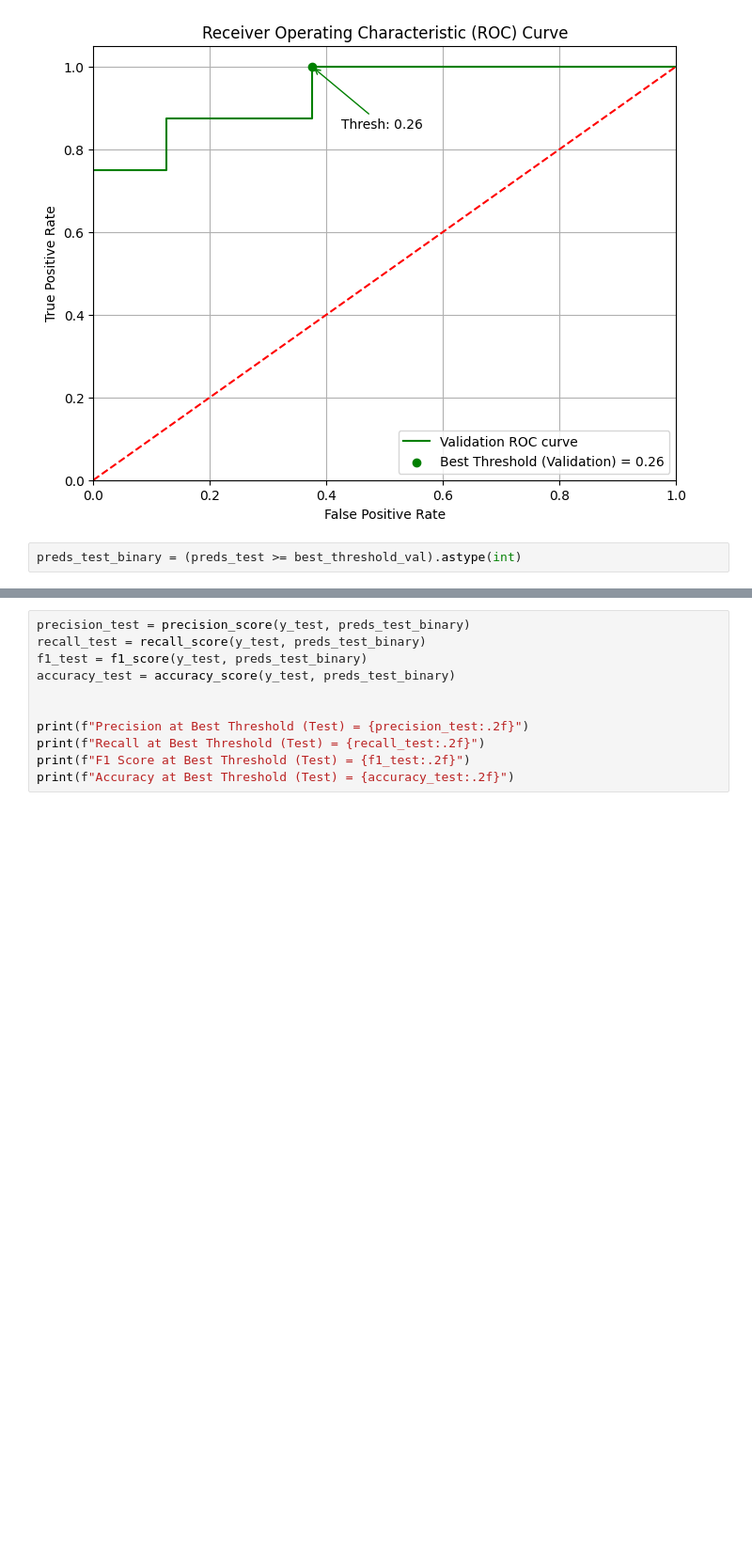
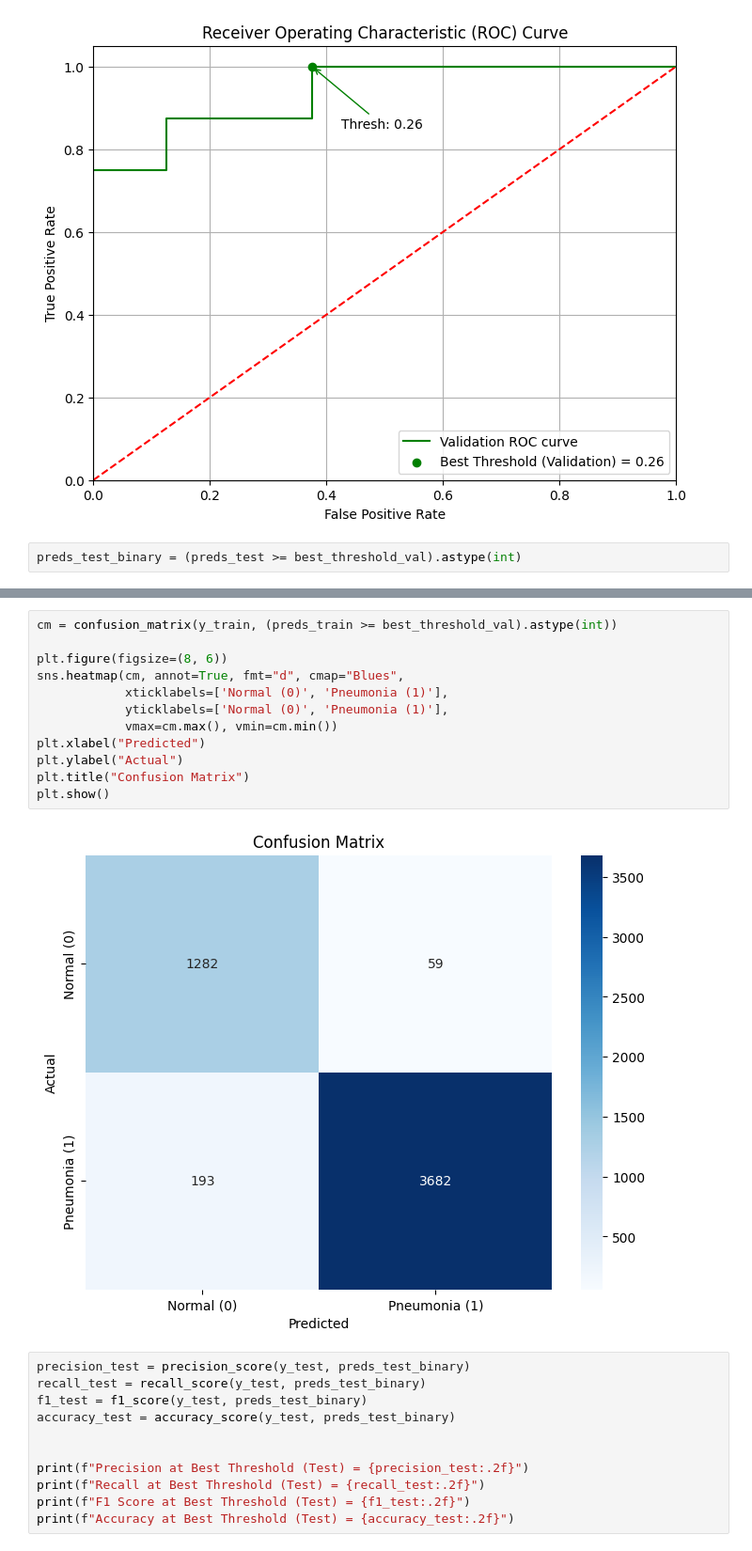
Before and after one commit to Abdurrahman-Morsi/X-ray, a Jupyter notebook: x_ray.ipynb, the cells around one changed output, grey strips where cells are left out. Shown at 94% size. Cells and saved outputs as stored; diff of their text form; blank space fills up the shorter version.

```diff
--- a/x_ray.ipynb
+++ b/x_ray.ipynb
@@ -350,6 +364,20 @@ plt.title("Confusion Matrix")
 plt.show()
 # %% [output]
 [figure]
+# %%
+cm = confusion_matrix(y_train, (preds_train >= best_threshold_val).astype(int))
+
+plt.figure(figsize=(8, 6))
+sns.heatmap(cm, annot=True, fmt="d", cmap="Blues",
+            xticklabels=['Normal (0)', 'Pneumonia (1)'],
+            yticklabels=['Normal (0)', 'Pneumonia (1)'],
+            vmax=cm.max(), vmin=cm.min())
+plt.xlabel("Predicted")
+plt.ylabel("Actual")
+plt.title("Confusion Matrix")
+plt.show()
+# %% [output]
+[figure, added]
 # %%
 precision_test = precision_score(y_test, preds_test_binary)
 recall_test = recall_score(y_test, preds_test_binary)
```
Also changed, not shown: parts of 7 cells of this notebook.
